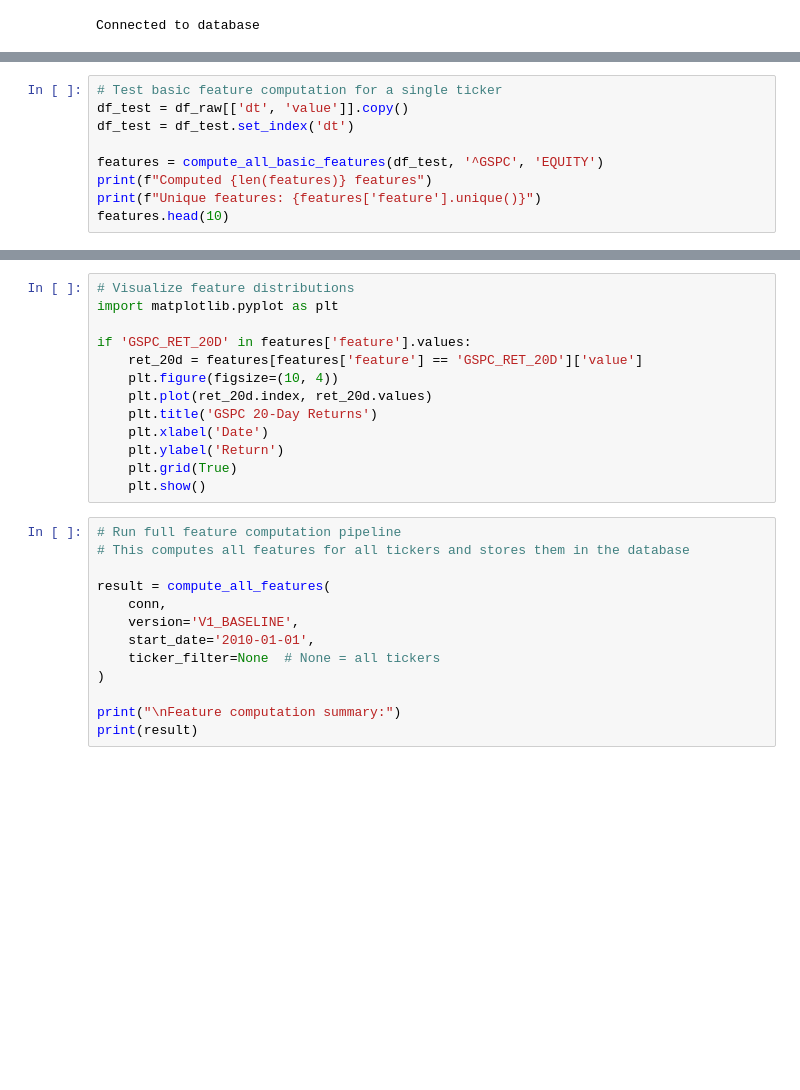
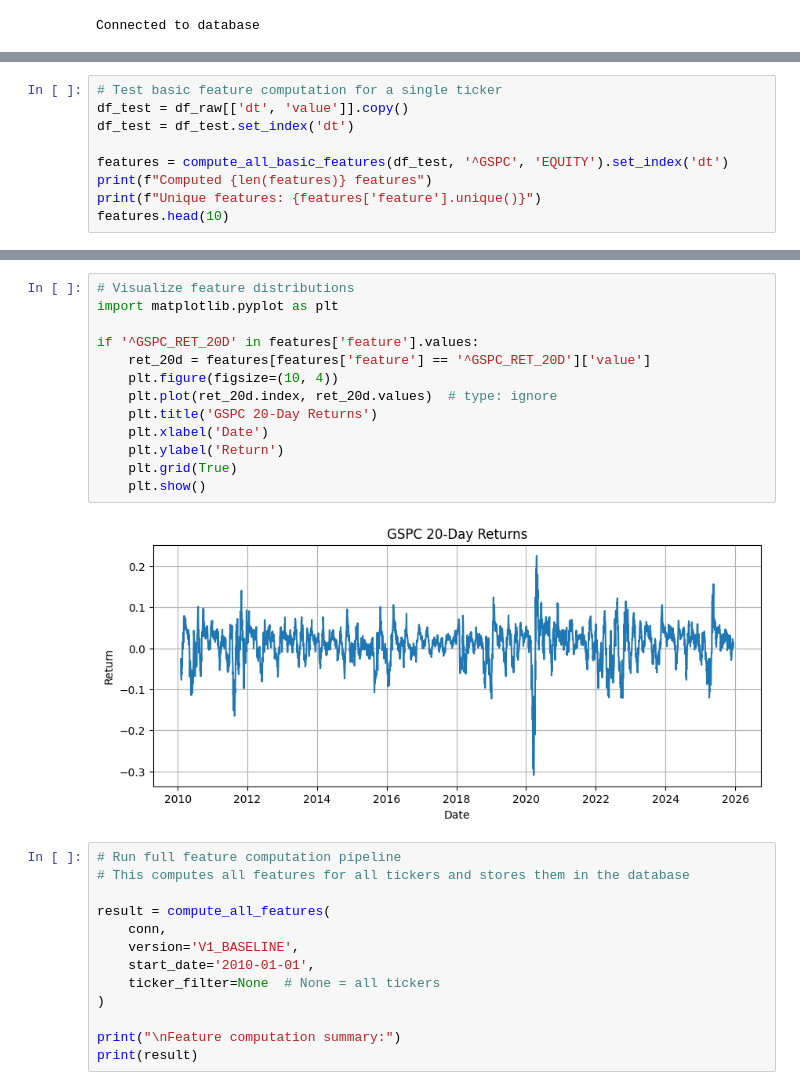
Before and after one commit to amitchell-thomson/macro-regime-engine, a Jupyter notebook: src/features/feature_engineering.ipynb, the cells around one changed output, grey strips where cells are left out. Cells and saved outputs as stored; diff of their text form; blank space fills up the shorter version.

Commit message:
basic feature computation working for 1 ticker

```diff
--- a/src/features/feature_engineering.ipynb
+++ b/src/features/feature_engineering.ipynb
@@ -48,7 +53,7 @@ Date range: 2010-01-04 to 2025-12-12
 df_test = df_raw[['dt', 'value']].copy()
 df_test = df_test.set_index('dt')
 
-features = compute_all_basic_features(df_test, '^GSPC', 'EQUITY')
+features = compute_all_basic_features(df_test, '^GSPC', 'EQUITY').set_index('dt')
 print(f"Computed {len(features)} features")
 print(f"Unique features: {features['feature'].unique()}")
 features.head(10)
@@ -55,16 +93,18 @@ features.head(10)
 # %%
 # Visualize feature distributions
 import matplotlib.pyplot as plt
 
-if 'GSPC_RET_20D' in features['feature'].values:
-    ret_20d = features[features['feature'] == 'GSPC_RET_20D']['value']
+if '^GSPC_RET_20D' in features['feature'].values:
+    ret_20d = features[features['feature'] == '^GSPC_RET_20D']['value']
     plt.figure(figsize=(10, 4))
-    plt.plot(ret_20d.index, ret_20d.values)
+    plt.plot(ret_20d.index, ret_20d.values)  # type: ignore
     plt.title('GSPC 20-Day Returns')
     plt.xlabel('Date')
     plt.ylabel('Return')
     plt.grid(True)
     plt.show()
+# %% [output]
+[figure, added]
 # %%
 # Run full feature computation pipeline
 # This computes all features for all tickers and stores them in the database
```
Also changed, not shown: parts of 3 cells of this notebook, 5 other files.
